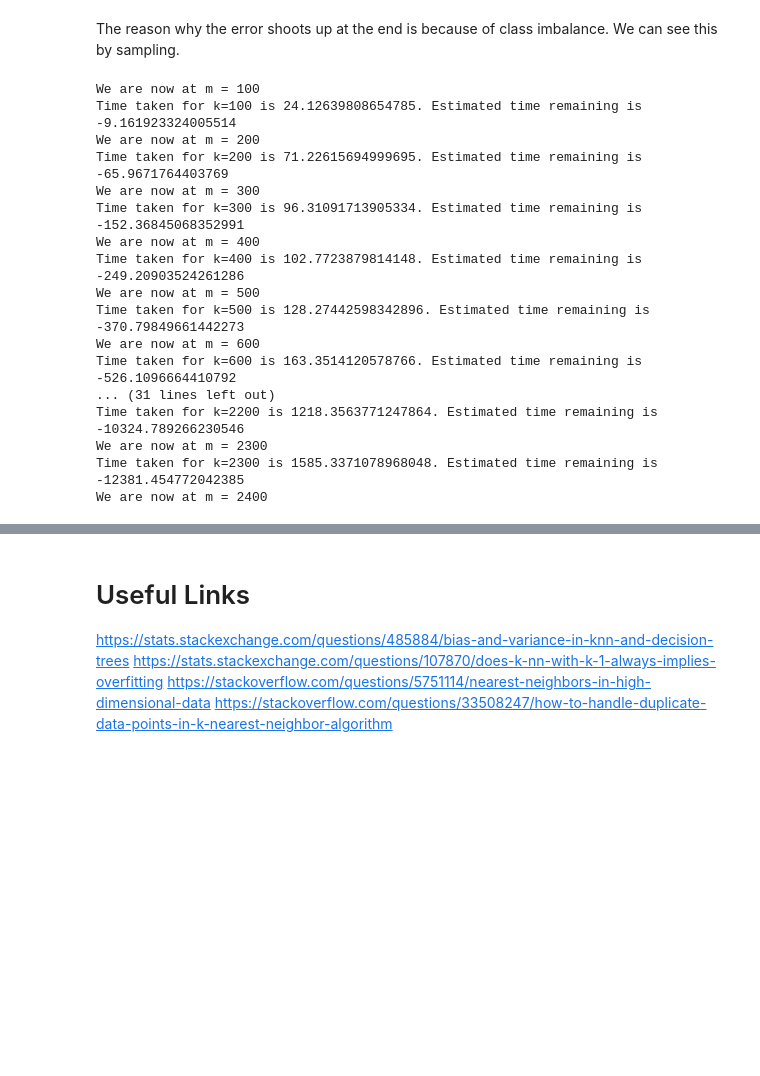
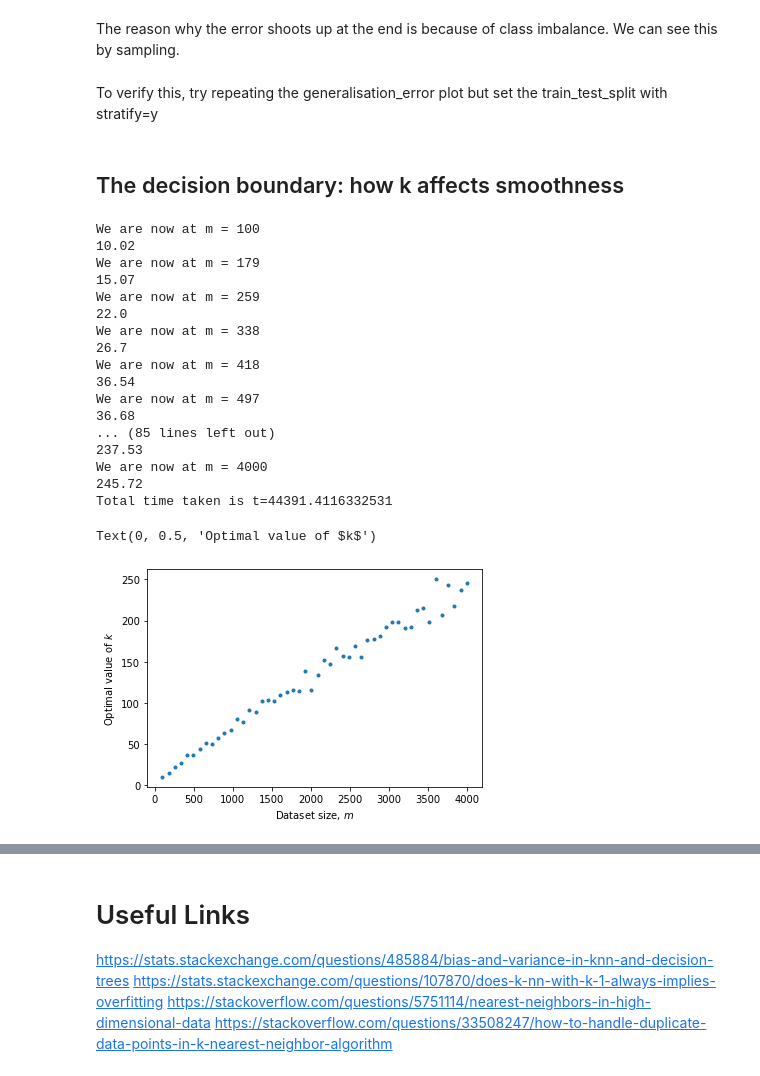
Before and after one commit to namiyousef/MLFirstPrinciples, a Jupyter notebook: Classification/kNN.ipynb, the cells around one changed output, grey strips where cells are left out. Saved outputs shown, nothing was run; the diff lists cells and outputs as text; code cells hidden in the pictures; blank space fills up the shorter version.

Commit message:
added final plots to notebook

```diff
--- a/Classification/kNN.ipynb
+++ b/Classification/kNN.ipynb
@@ -317,3 +317,15 @@ Text(0, 0.5, 'Error')
 [figure]
 # %% [markdown]
 The reason why the error shoots up at the end is because of class imbalance. We can see this by sampling.
+# %%
+more_freq_class_percent = 0
+n_repeats = 10000
+for i in range(n_repeats):
+    X, y = make_circles(n_samples = 500, factor = 0.5, noise = 0.3)
+    X_train, X_test, y_train, y_test = train_test_split(X, y, test_size=0.2)
+    more_freq_class_percent += max(sum(y_test == 1), sum(y_test == 0))/len(y_test)
+print(f"Average frequency of more frequent class in test set {more_freq_class_percent/n_repeats}" )
+# %% [markdown]
+To verify this, try repeating the generalisation_error plot but set the train_test_split with stratify=y
+# %% [markdown]
+## The decision boundary: how k affects smoothness
@@ -361,18 +391,19 @@ def optimal_k(
         start = time()
         for run in range(runs):
             errors = []
-
-            k = generate_k_range(n_points = 100, n_samples = int((1-test_size) * m_), n_fine = 30)
-            k = set(k)
+            #k = generate_k_range(n_points = 100, n_samples = int((1-test_size) * m_), n_fine = 30)
+            k = np.linspace(1, int((1-test_size) * m_), 100, dtype = int)
+            k = sorted(set(k))
             for k_ in k:
                 parameters['n_samples'] = m_
                 X, y = data_generator(**parameters)
 
 
                 X_train, X_test, y_train, y_test = train_test_split(X, y, test_size=test_size)
+                """fig, ax = plot_classes(X_train, y_train)"""
                 # train KNN on this data
                 kNN_model = model(k_)
-                kNN_model.fit(X, y)
+                kNN_model.fit(X_train, y_train)
 
 
                 # calculate y_hat
@@ -382,23 +413,30 @@ def optimal_k(
 
                 # consider doing this with leave one out validation to determine the error! Can you see
                 # if that makes any difference to the plot?
-
                 correctness_index = [y_hat_ == y_test_ for y_hat_, y_test_ in zip(y_hat, y_test)]
-                errors.append(sum(correctness_index) / len(correctness_index))
+                """fig, ax = plot_classes(X_test[correctness_index], y_test[correctness_index], plot = (fig, ax), shape = '*')
+                fig, ax = plot_classes(
+                    X_test[[not i for i in correctness_index]],
+                    y_test[[not i for i in correctness_index]], plot = (fig, ax), shape = 'o')
+                if k_ == k[2]:
+                    raise Exception()"""
+                errors.append((len(correctness_index) - sum(correctness_index)) / len(correctness_index))
             optimal_k.append(min(zip(errors, k))[1])
 
         time_taken = time() - start
         tot_time += time_taken
         # TODO correct time estimation
-        print(f'Time taken for k={m_} is {time_taken}. Estimated time remaining is {(tot_time / k_) * (49 - k_)}')
-
+        #print(f'Time taken for m={m_} is {time_taken}. Estimated time remaining is {(tot_time / len(k)) * (49 - k_)}')
+        print(sum(optimal_k) / len(optimal_k))
         global_optimal_k.append(sum(optimal_k) / len(optimal_k))
     print(f'Total time taken is t={tot_time}')
     return global_optimal_k, m
 # %%
-max_samples = 10000
+max_samples = 4000
 test_size = 0.2
-m = np.linspace(100, 10000, 100, dtype = int)
+min_samples = 100
+m = np.linspace(min_samples, max_samples, 50, dtype = int)
+m = sorted(set(m))
 errors = optimal_k(
     KNeighborsClassifier,
     data_generator = (make_circles, {"n_samples":"dynamic", "noise":0.3, "factor":0.5}),
@@ -407,19 +445,26 @@ errors = optimal_k(
 )
 # %% [output]
 We are now at m = 100
-Time taken for k=100 is 24.12639808654785. Estimated time remaining is -9.161923324005514
-We are now at m = 200
-Time taken for k=200 is 71.22615694999695. Estimated time remaining is -65.9671764403769
-We are now at m = 300
-Time taken for k=300 is 96.31091713905334. Estimated time remaining is -152.36845068352991
-We are now at m = 400
-Time taken for k=400 is 102.7723879814148. Estimated time remaining is -249.20903524261286
-We are now at m = 500
-Time taken for k=500 is 128.27442598342896. Estimated time remaining is -370.79849661442273
-We are now at m = 600
-Time taken for k=600 is 163.3514120578766. Estimated time remaining is -526.1096664410792
-... (31 lines left out)
-Time taken for k=2200 is 1218.3563771247864. Estimated time remaining is -10324.789266230546
-We are now at m = 2300
-Time taken for k=2300 is 1585.3371078968048. Estimated time remaining is -12381.454772042385
-We are now at m = 2400
+10.02
+We are now at m = 179
+15.07
+We are now at m = 259
+22.0
+We are now at m = 338
+26.7
+We are now at m = 418
+36.54
+We are now at m = 497
+36.68
+... (85 lines left out)
+237.53
+We are now at m = 4000
+245.72
+Total time taken is t=44391.4116332531
+# %%
+plt.plot(m, errors[0], '.')
+plt.xlabel('Dataset size, $m$')
+plt.ylabel('Optimal value of $k$')
+# %% [output]
+Text(0, 0.5, 'Optimal value of $k$')
+[figure, added]
```
Also changed, not shown: parts of 8 cells of this notebook.
